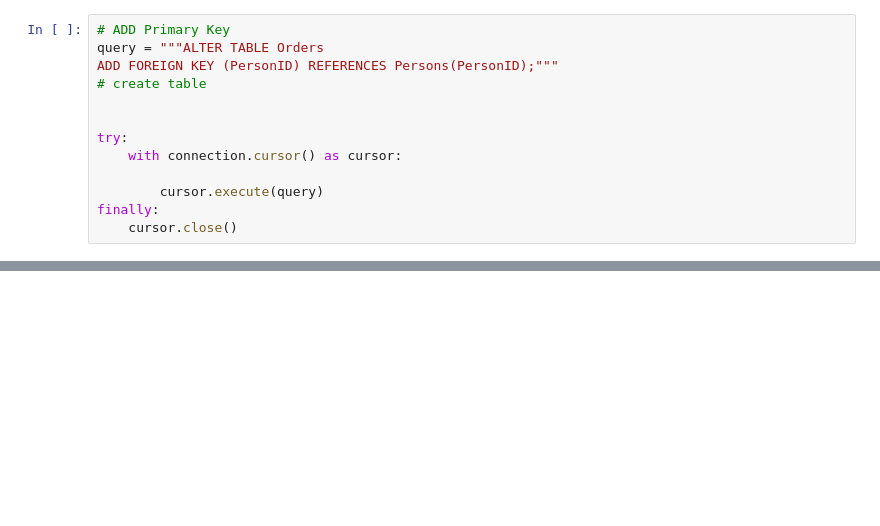
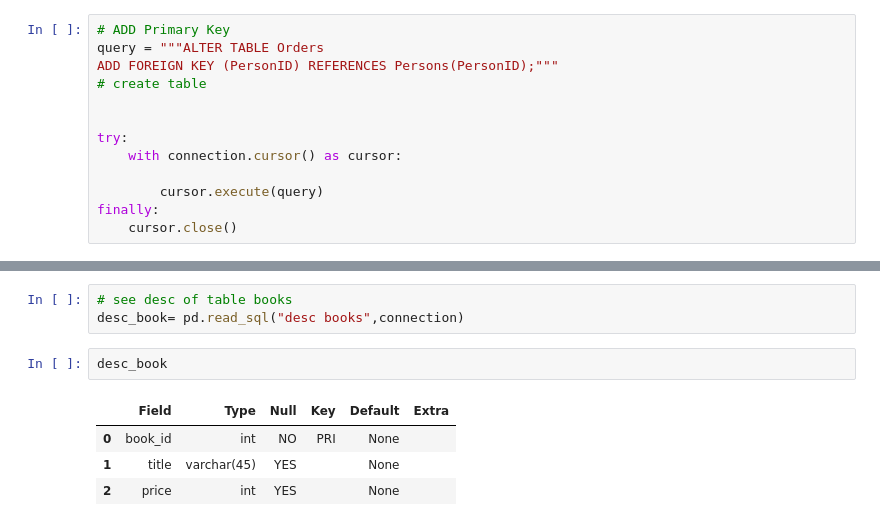
Before and after one commit to avinash-03/Python, a Jupyter notebook: Mysql/mysql.ipynb, the cells around one changed output, grey strips where cells are left out. Cells and saved outputs as stored; diff of their text form; blank space fills up the shorter version.

```diff
--- a/Mysql/mysql.ipynb
+++ b/Mysql/mysql.ipynb
@@ -205,0 +323,10 @@ finally:
+# %%
+# see desc of table books
+desc_book= pd.read_sql("desc books",connection)
+# %%
+desc_book
+# %% [output]
+|  | Field | Type | Null | Key | Default | Extra |
+| 0 | book_id | int | NO | PRI | None |  |
+| 1 | title | varchar(45) | YES |  | None |  |
+| 2 | price | int | YES |  | None |  |
```
Also changed, not shown: parts of 18 cells of this notebook, 1 other file.
